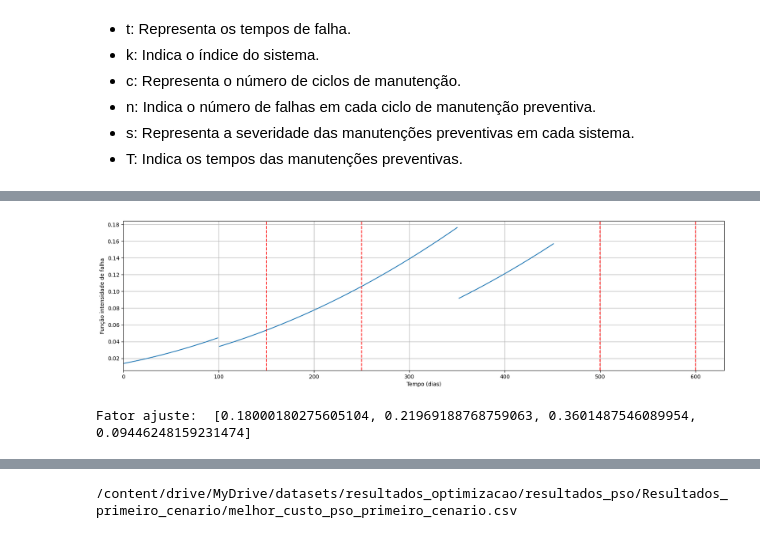
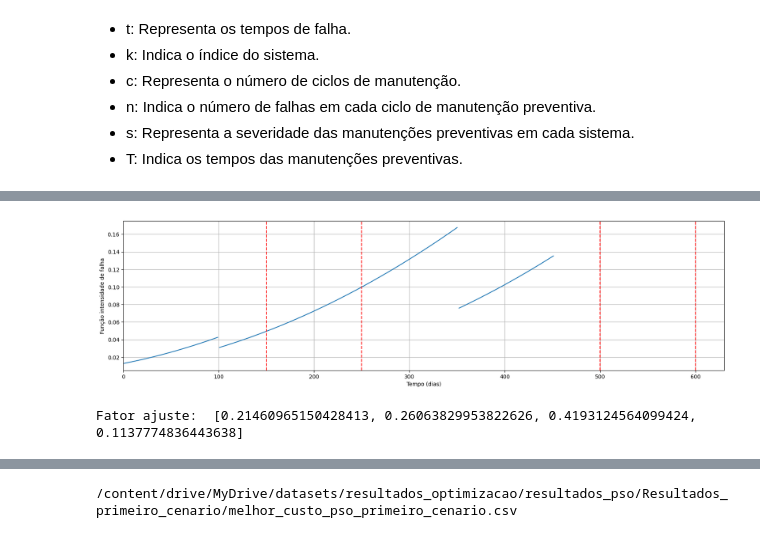
Before and after one commit to uervitonsantos/Otimizacao-Politicaca-Manutencao-Preventiva-Imperfeita, a Jupyter notebook: Algoritmo_PSO_para_otimização_de_custo_de_manutenção_preventiva_v15.ipynb, the cells around one changed output, grey strips where cells are left out. Saved outputs shown, nothing was run; the diff lists cells and outputs as text; code cells hidden in the pictures.

```diff
--- a/Algoritmo_PSO_para_otimização_de_custo_de_manutenção_preventiva_v15.ipynb
+++ b/Algoritmo_PSO_para_otimização_de_custo_de_manutenção_preventiva_v15.ipynb
@@ -342,32 +343,32 @@ Tempo de Convergência para a primeira etapa: 0.009799957275390625 segundos
 # %%
-# lamb = 149.46611911427442
-# beta = 3.7082881597847184
-# theta = 0.8860147939929904
+lamb = 148.0738165527265
+beta = 2.9738148965776925
+theta = 0.603936063904796
 
 solucao = [lamb, beta, theta]
 
 # Cria a instância da classe IntensidadeFalha
 intensidadeFalha = IntensidadeFalha()
 
 # Inicializa a instância com os valores necessários
 intensidadeFalha.inicio(T, execute_function(fator_melhoria, ck, m, s, theta), solucao)
 
 # Cria os dados da intensidade de falha
 intensidadeFalha.create()
 
 # Plota o gráfico da intensidade de falha
 intensidadeFalha.plotar()
 
 fator = execute_function(fator_melhoria, ck, m, s, theta)
 print('Fator ajuste: ', fator[0])
 
 last_value_fator_ajuste = fator[0][-1]
 
 time_duration = 1
 time.sleep(time_duration)
 # %% [output]
-[figure, old version]
+[figure, new version]
-Fator ajuste:  [0.18000180275605104, 0.21969188768759063, 0.3601487546089954, 0.09446248159231474]
+Fator ajuste:  [0.21460965150428413, 0.26063829953822626, 0.4193124564099424, 0.1137774836443638]
 # %%
 # Nome do arquivo CSV para salvar os resultados dos parametros
 nome_arquivo_parametros = f'{LINK_ARQUIVO_PRINCIPAL}{NOME_ARQUIVO_PARAMETROS}.csv'
```
Also changed, not shown: parts of 26 cells of this notebook.
